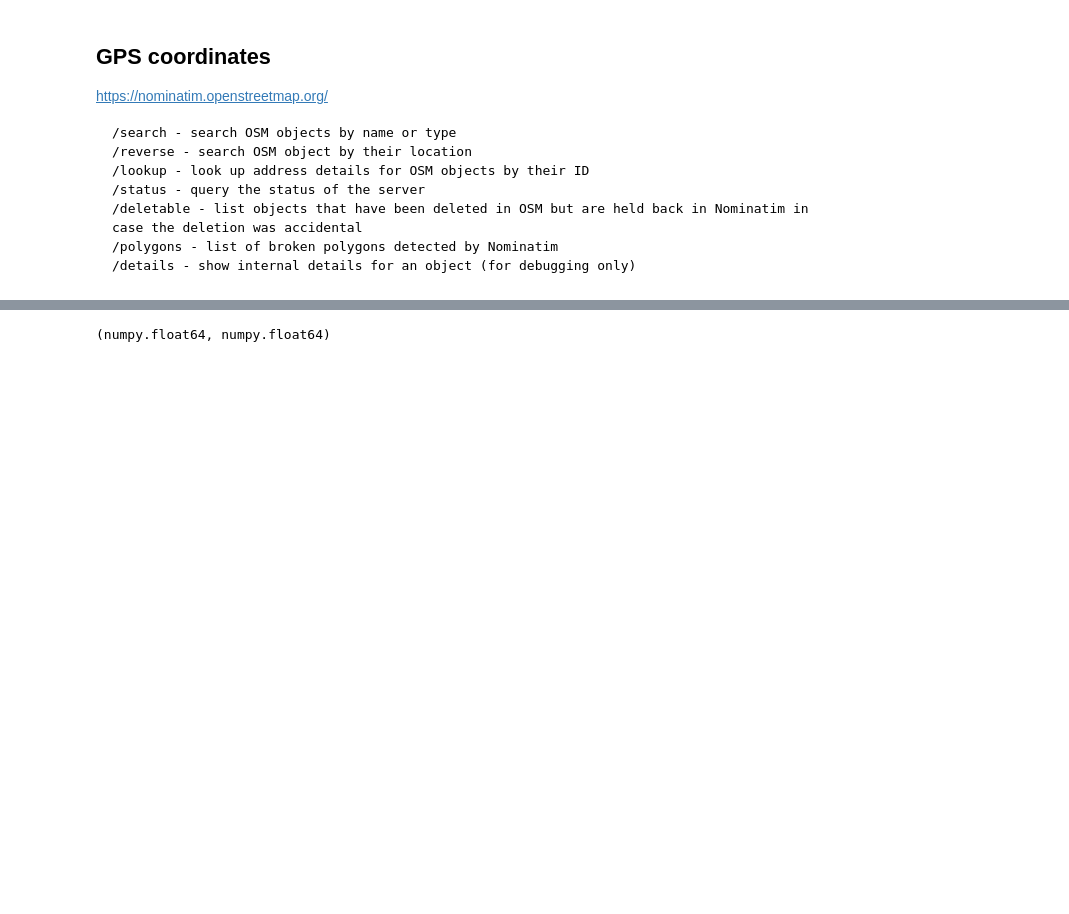
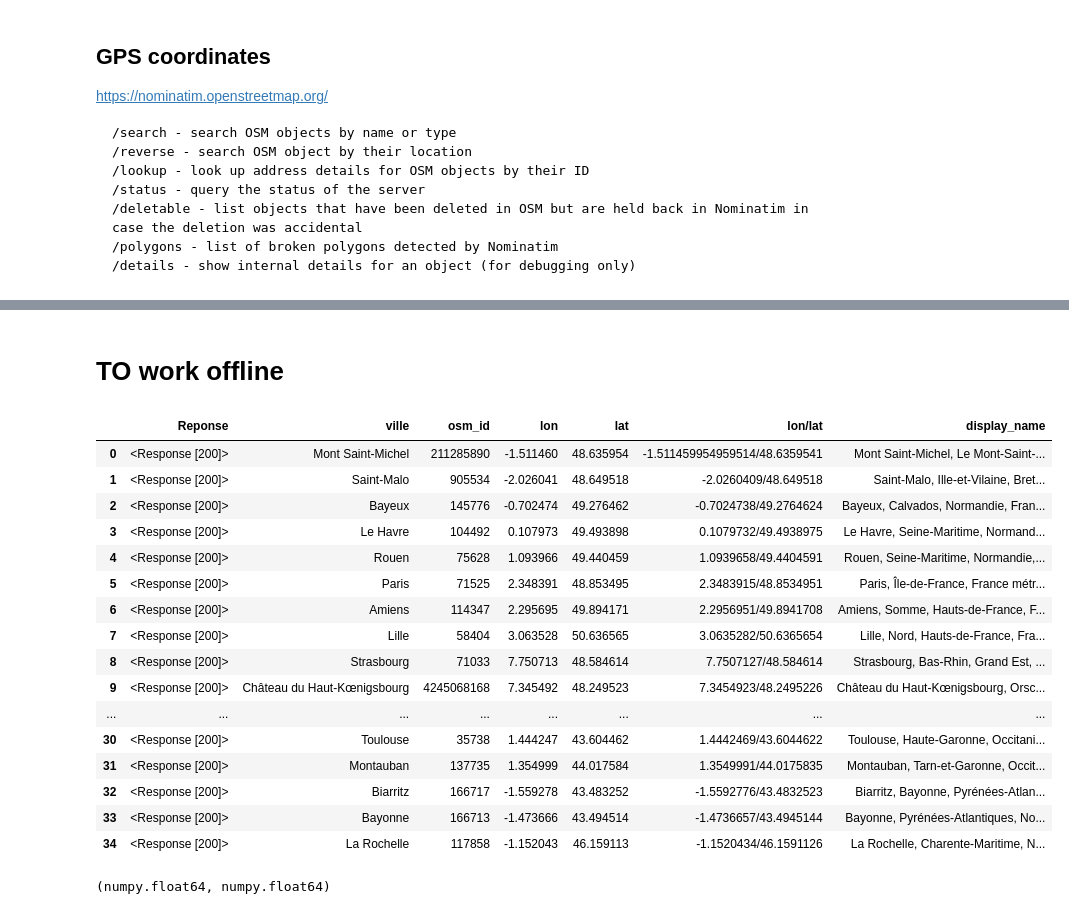
Before and after one commit to kumquat42/202311_jedha_Bloc1_Kayak, a Jupyter notebook: 202311_jedha1_Kayak_BeraudM.ipynb, the cells around one changed output, grey strips where cells are left out. Drawn from its saved outputs; the diff is of its cells as text; code cells hidden in the pictures; blank space fills up the shorter version.

Commit message:
prepare fichier de coord pour work online

```diff
--- a/202311_jedha1_Kayak_BeraudM.ipynb
+++ b/202311_jedha1_Kayak_BeraudM.ipynb
@@ -219,3 +185,26 @@ df_data_coord
+# %% [markdown]
+# TO work offline
+# %%
+df_data_coord = pd.read_csv('20231107_coord.csv', index_col=0)
+df_data_coord
+# %% [output]
+|  | Reponse | ville | osm_id | lon | lat | lon/lat | display_name |
+| 0 | <Response [200]> | Mont Saint-Michel | 211285890 | -1.511460 | 48.635954 | -1.511459954959514/48.6359541 | Mont Saint-Michel, Le Mont-Saint-... |
+| 1 | <Response [200]> | Saint-Malo | 905534 | -2.026041 | 48.649518 | -2.0260409/48.649518 | Saint-Malo, Ille-et-Vilaine, Bret... |
+| 2 | <Response [200]> | Bayeux | 145776 | -0.702474 | 49.276462 | -0.7024738/49.2764624 | Bayeux, Calvados, Normandie, Fran... |
+| 3 | <Response [200]> | Le Havre | 104492 | 0.107973 | 49.493898 | 0.1079732/49.4938975 | Le Havre, Seine-Maritime, Normand... |
+| 4 | <Response [200]> | Rouen | 75628 | 1.093966 | 49.440459 | 1.0939658/49.4404591 | Rouen, Seine-Maritime, Normandie,... |
+| 5 | <Response [200]> | Paris | 71525 | 2.348391 | 48.853495 | 2.3483915/48.8534951 | Paris, Île-de-France, France métr... |
+| 6 | <Response [200]> | Amiens | 114347 | 2.295695 | 49.894171 | 2.2956951/49.8941708 | Amiens, Somme, Hauts-de-France, F... |
+| 7 | <Response [200]> | Lille | 58404 | 3.063528 | 50.636565 | 3.0635282/50.6365654 | Lille, Nord, Hauts-de-France, Fra... |
+| 8 | <Response [200]> | Strasbourg | 71033 | 7.750713 | 48.584614 | 7.7507127/48.584614 | Strasbourg, Bas-Rhin, Grand Est, ... |
+| 9 | <Response [200]> | Château du Haut-Kœnigsbourg | 4245068168 | 7.345492 | 48.249523 | 7.3454923/48.2495226 | Château du Haut-Kœnigsbourg, Orsc... |
+| ... | ... | ... | ... | ... | ... | ... | ... |
+| 30 | <Response [200]> | Toulouse | 35738 | 1.444247 | 43.604462 | 1.4442469/43.6044622 | Toulouse, Haute-Garonne, Occitani... |
+| 31 | <Response [200]> | Montauban | 137735 | 1.354999 | 44.017584 | 1.3549991/44.0175835 | Montauban, Tarn-et-Garonne, Occit... |
+| 32 | <Response [200]> | Biarritz | 166717 | -1.559278 | 43.483252 | -1.5592776/43.4832523 | Biarritz, Bayonne, Pyrénées-Atlan... |
+| 33 | <Response [200]> | Bayonne | 166713 | -1.473666 | 43.494514 | -1.4736657/43.4945144 | Bayonne, Pyrénées-Atlantiques, No... |
+| 34 | <Response [200]> | La Rochelle | 117858 | -1.152043 | 46.159113 | -1.1520434/46.1591126 | La Rochelle, Charente-Maritime, N... |
 # %%
 df_data_coord = pd.DataFrame(liste_data_coord)
 
```
Also changed, not shown: parts of 4 cells of this notebook, 2 other files.
